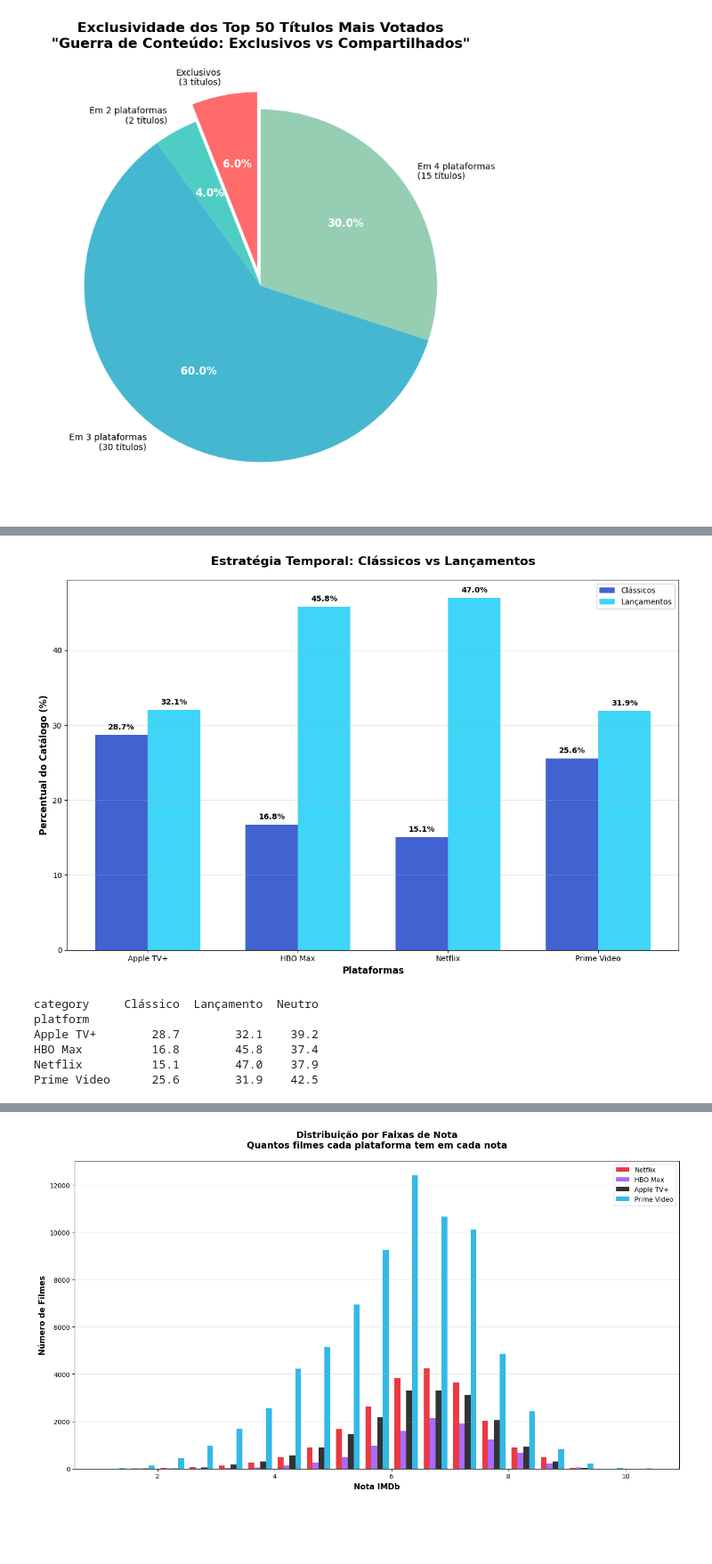
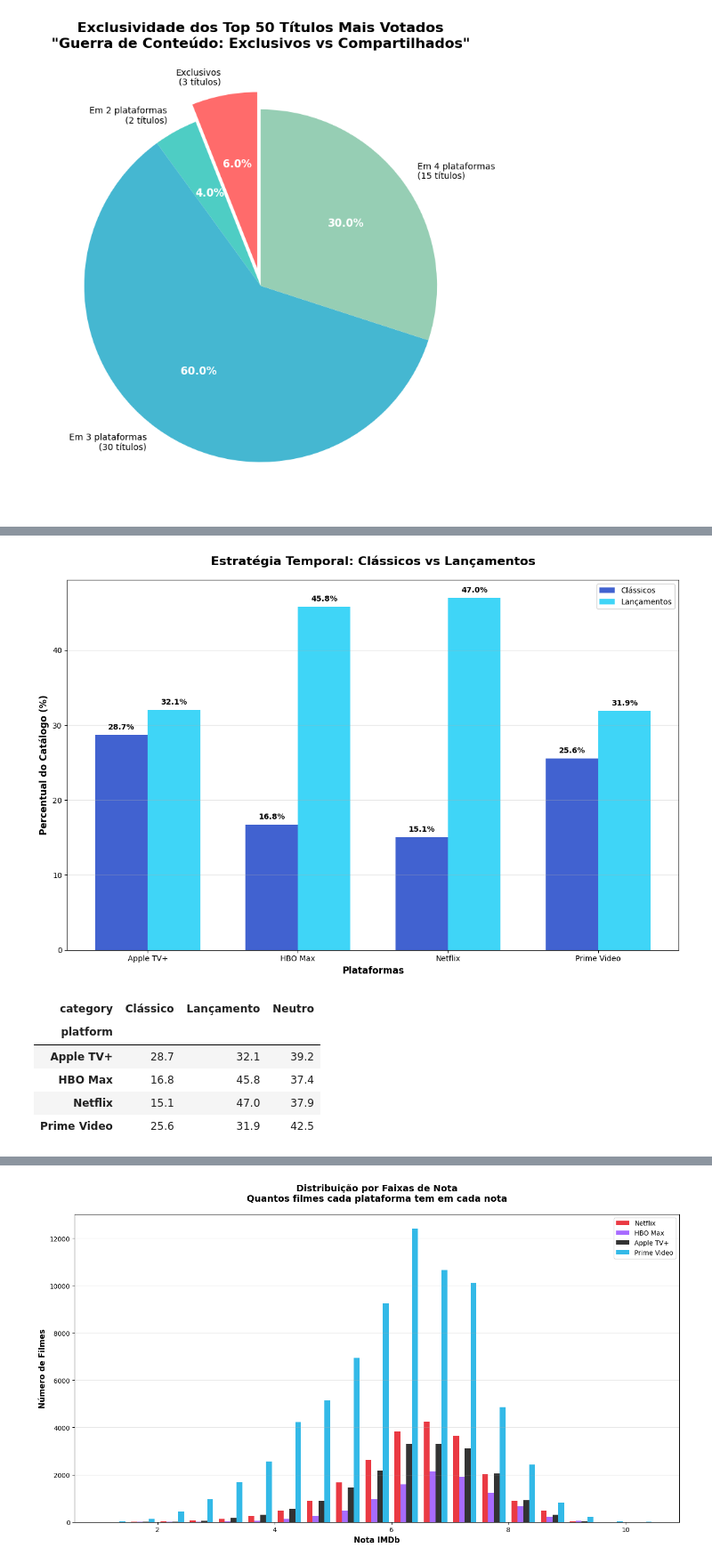
Before and after one commit to nise1301/Streamings_Analysis, a Jupyter notebook: Apresentação/um_notebook_para_todos_governar.ipynb, the cells around one changed output, grey strips where cells are left out. Shown at 89% size. Saved outputs shown, nothing was run; the diff lists cells and outputs as text; code cells hidden in the pictures; blank space fills up the shorter version.

```diff
--- a/Apresentação/um_notebook_para_todos_governar.ipynb
+++ b/Apresentação/um_notebook_para_todos_governar.ipynb
@@ -380,13 +687,13 @@ def plot_bars_strategy(strategy_data):
 # %%
 # Usando a função para categorizar e plotar
 strategy_pct = categorize_strategy(df_streaming)
 plot_bars_strategy(strategy_pct)
-print(strategy_pct.round(1))
+display(strategy_pct.round(1))
 # %% [output]
 [figure]
-category     Clássico  Lançamento  Neutro
-platform
-Apple TV+        28.7        32.1    39.2
-HBO Max          16.8        45.8    37.4
-Netflix          15.1        47.0    37.9
-Prime Video      25.6        31.9    42.5
+| category | Clássico | Lançamento | Neutro |
+| platform |  |  |  |
+| Apple TV+ | 28.7 | 32.1 | 39.2 |
+| HBO Max | 16.8 | 45.8 | 37.4 |
+| Netflix | 15.1 | 47.0 | 37.9 |
+| Prime Video | 25.6 | 31.9 | 42.5 |
```
Also changed, not shown: parts of 36 cells of this notebook, 2 other files.
